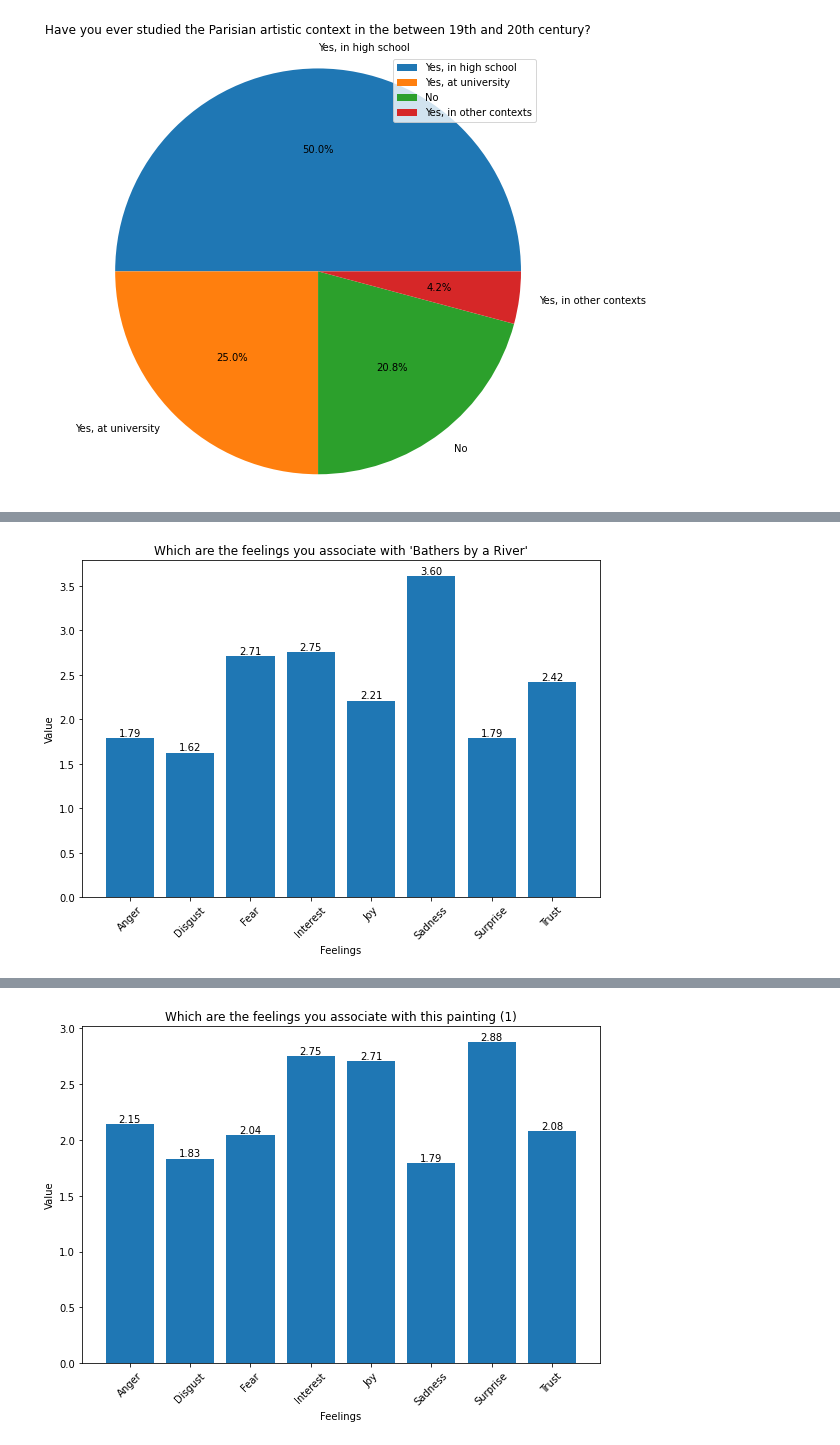
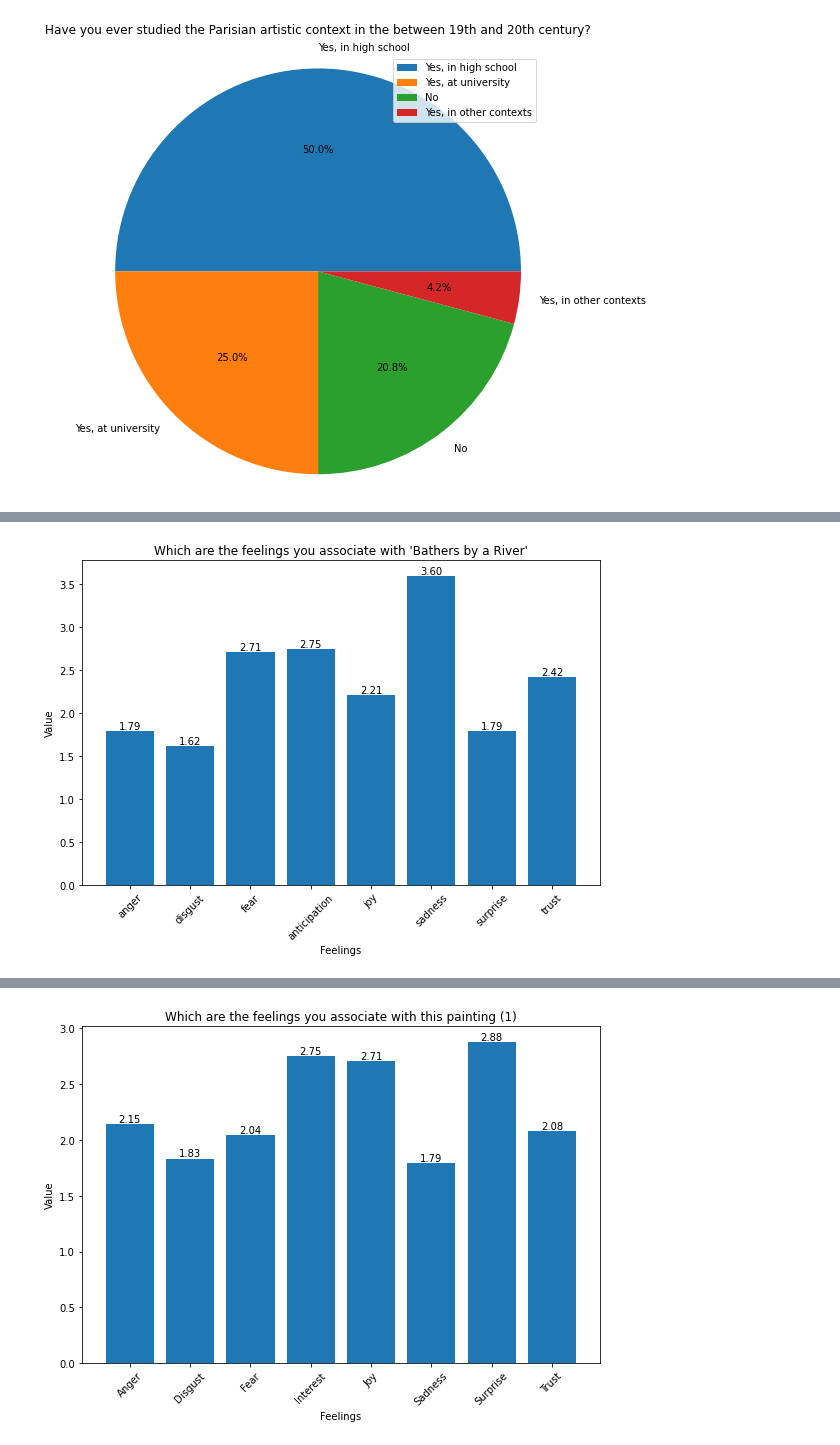
Before and after one commit to ManueleVeggi/mytisse, a Jupyter notebook: testing_sessions/230608_unibo/exploratory_analysis.ipynb, the cells around one changed output, grey strips where cells are left out. Cells and saved outputs as stored; diff of their text form; code cells hidden in the pictures.

```diff
--- a/testing_sessions/230608_unibo/exploratory_analysis.ipynb
+++ b/testing_sessions/230608_unibo/exploratory_analysis.ipynb
@@ -243,40 +259,40 @@ def emotion_data(question):
     surprise = mytisse_data['{0}_surprise'.format(question)].astype(float).mean()
     trust = mytisse_data['{0}_trust'.format(question)].astype(float).mean()
 
     feelings = {
-        "Anger": anger,
-        "Disgust": disgust,
-        "Fear": fear,
-        "Interest": interest,
-        "Joy": joy,
-        "Sadness": sadness,
-        "Surprise": surprise,
-        "Trust": trust}
+        "anger": round(anger, 2),
+        "disgust": round(disgust, 2),
+        "fear": round(fear, 2),
+        "anticipation": round(interest, 2),
+        "joy": round(joy, 2),
+        "sadness": round(sadness, 2),
+        "surprise": round(surprise, 2),
+        "trust": round(trust, 2)}
 
     return feelings
 
 def emotion_plot(dict_feel, title_plot):
     keys = list(dict_feel.keys())
     values = list(dict_feel.values())
     positions = range(len(keys))
 
     plt.figure(figsize=(8, 6))
     bars = plt.bar(positions, values, tick_label=keys)
 
     plt.xlabel('Feelings')
     plt.ylabel('Value')
     plt.title(title_plot)
 
     for bar in bars:
         height = bar.get_height()
         plt.text(bar.get_x() + bar.get_width() / 2, height,
                 '{:.2f}'.format(height), ha='center', va='bottom')
     plt.xticks(rotation = 45)
 
     plt.tight_layout()
     plt.show()
 
 emotion_plot(emotion_data("q4"), "Which are the feelings you associate with 'Bathers by a River'")
 # %% [output]
-[figure, old version]
+[figure, new version]
 # %% [markdown]
```
Also changed, not shown: parts of 13 cells of this notebook.
